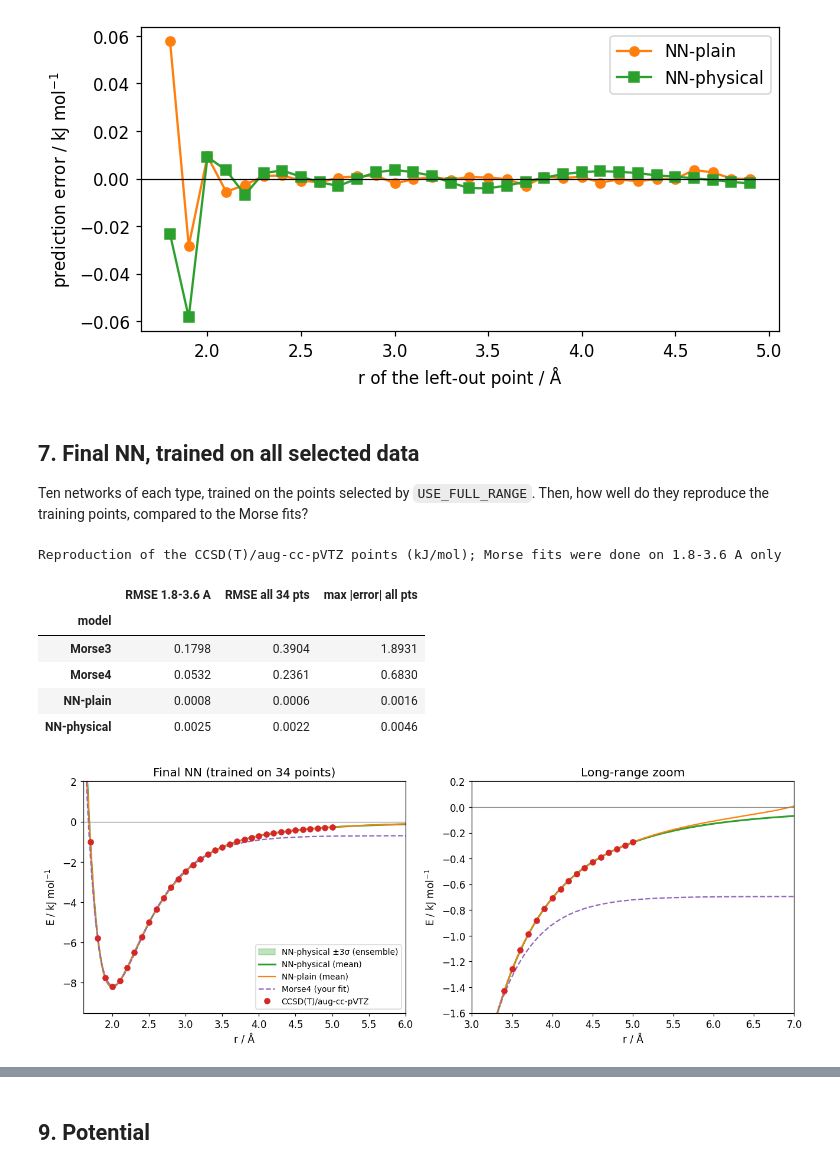
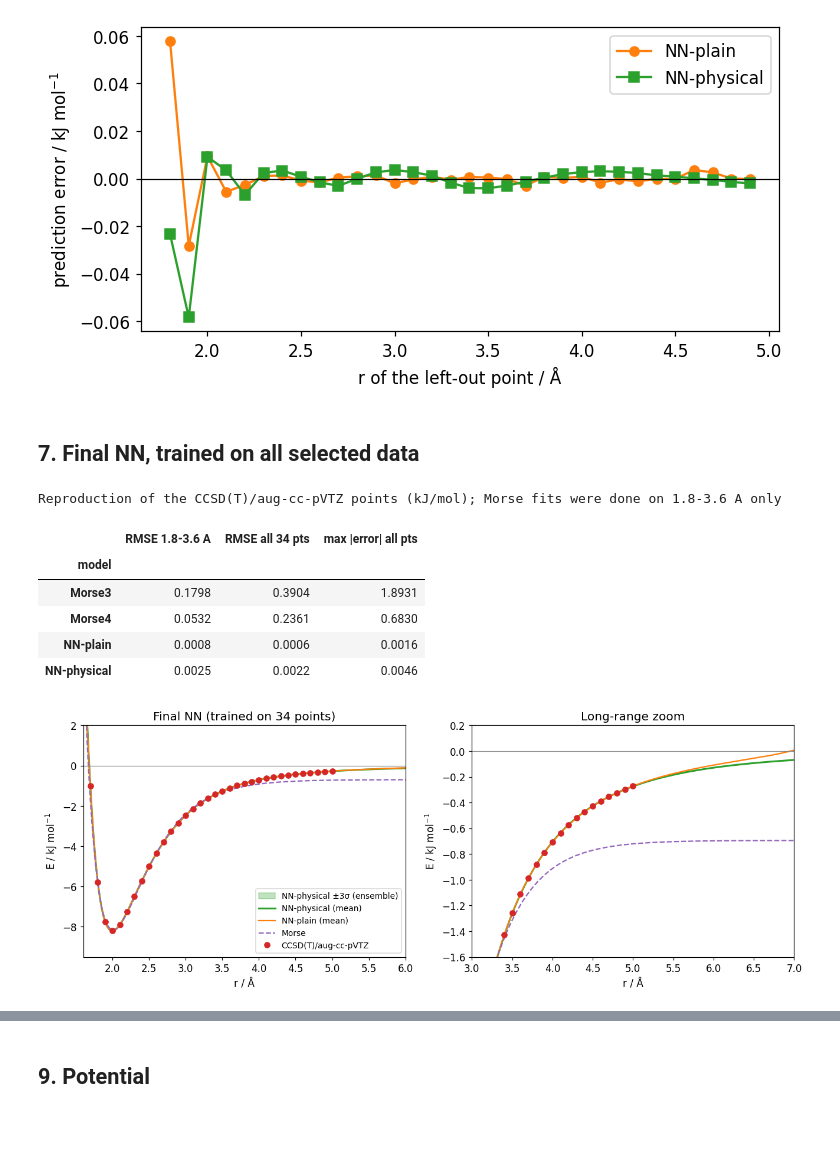
Before and after one commit to elvira123-hub/Machine_Learning_Projects, a Jupyter notebook: CuHe_NN_potential_Colab.ipynb, the cells around one changed output, grey strips where cells are left out. Drawn from its saved outputs; the diff is of its cells as text; code cells hidden in the pictures; blank space fills up the shorter version.

```diff
--- a/CuHe_NN_potential_Colab.ipynb
+++ b/CuHe_NN_potential_Colab.ipynb
@@ -268,7 +267,6 @@ NN-physical  LOO RMSE = 0.0115   max |err| = 0.0583 kJ/mol
 [figure]
 # %% [markdown]
 ## 7. Final NN, trained on all selected data
-Ten networks of each type, trained on the points selected by `USE_FULL_RANGE`. Then, how well do they reproduce the training points, compared to the Morse fits?
 # %%
 r_fin, E_fin = r_cc[train_mask], E_cc[train_mask]
 ens_plain = fit_ensemble(r_fin, E_fin, "plain",    n=10)
@@ -281,35 +279,35 @@ fitq = []
 for name, f in [("Morse3", morse3_fn), ("Morse4", morse4_fn), ("NN-plain", nn_plain), ("NN-physical", nn_phys)]:
     fitq.append(dict(model=name,
                      RMSE_window_1p8_3p6=rmse(f(r_cc[win]), E_cc[win]),
                      RMSE_all_34_points=rmse(f(r_cc), E_cc),
                      max_abs_err_all=float(np.abs(f(r_cc) - E_cc).max())))
 dfq = pd.DataFrame(fitq).set_index("model")
 dfq.columns = ["RMSE 1.8-3.6 A", "RMSE all 34 pts", "max |error| all pts"]
 print("Reproduction of the CCSD(T)/aug-cc-pVTZ points (kJ/mol); Morse fits were done on 1.8-3.6 A only")
 display(dfq.round(4))
 
 rd = np.linspace(1.6, 7.0, 600)
 mean, std = predict_ens(ens_phys, rd)
 fig, ax = plt.subplots(1, 2, figsize=(12, 4.6))
 for a, (ylo, yhi, xlo, xhi) in zip(ax, [(-9.5, 2, 1.6, 6.0), (-1.6, 0.2, 3.0, 7.0)]):
     a.fill_between(rd, mean - 3*std, mean + 3*std, color="tab:green", alpha=.3, label="NN-physical ±3σ (ensemble)")
     a.plot(rd, mean, color="tab:green", lw=2, label="NN-physical (mean)")
     a.plot(rd, nn_plain(rd), color="tab:orange", lw=1.5, label="NN-plain (mean)")
-    a.plot(rd, morse4_fn(rd), color="tab:purple", ls="--", lw=1.5, label="Morse4 (your fit)")
+    a.plot(rd, morse4_fn(rd), color="tab:purple", ls="--", lw=1.5, label="Morse")
     a.plot(r_cc, E_cc, "o", color="tab:red", ms=6, label="CCSD(T)/aug-cc-pVTZ", zorder=5)
     a.axhline(0, color="gray", lw=.8); a.set_xlim(xlo, xhi); a.set_ylim(ylo, yhi)
     a.set_xlabel("r / Å"); a.set_ylabel("E / kJ mol$^{-1}$")
 ax[0].legend(fontsize=9); ax[0].set_title("Final NN (trained on %d points)" % len(r_fin)); ax[1].set_title("Long-range zoom")
 plt.tight_layout(); plt.show()
 # %% [output]
 Reproduction of the CCSD(T)/aug-cc-pVTZ points (kJ/mol); Morse fits were done on 1.8-3.6 A only
 |  | RMSE 1.8-3.6 A | RMSE all 34 pts | max |error| all pts |
 | model |  |  |  |
 | Morse3 | 0.1798 | 0.3904 | 1.8931 |
 | Morse4 | 0.0532 | 0.2361 | 0.6830 |
 | NN-plain | 0.0008 | 0.0006 | 0.0016 |
 | NN-physical | 0.0025 | 0.0022 | 0.0046 |
-[figure, old version]
+[figure, new version]
 # %% [markdown]
 ## 8. Comparison with the other quantum-chemistry levels
 
```
Also changed, not shown: parts of 6 cells of this notebook.
